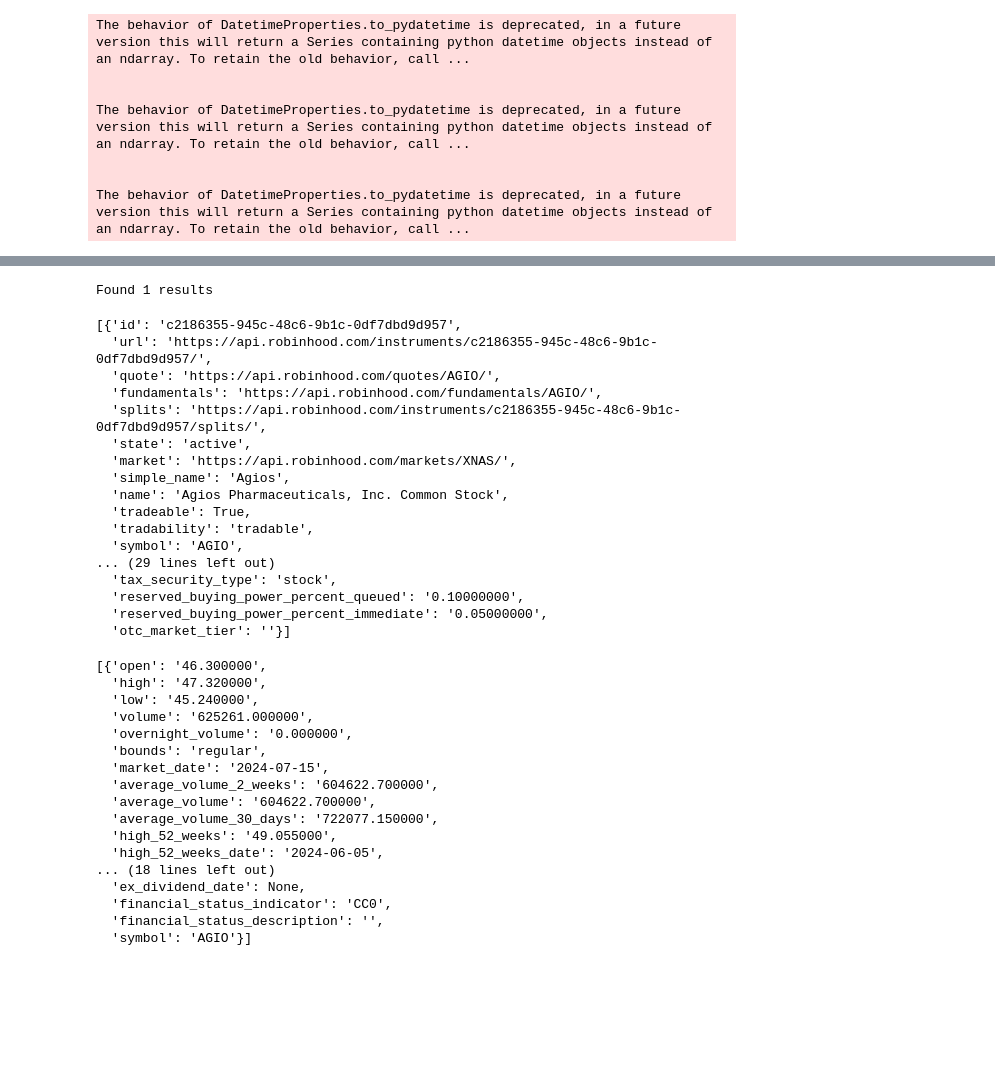
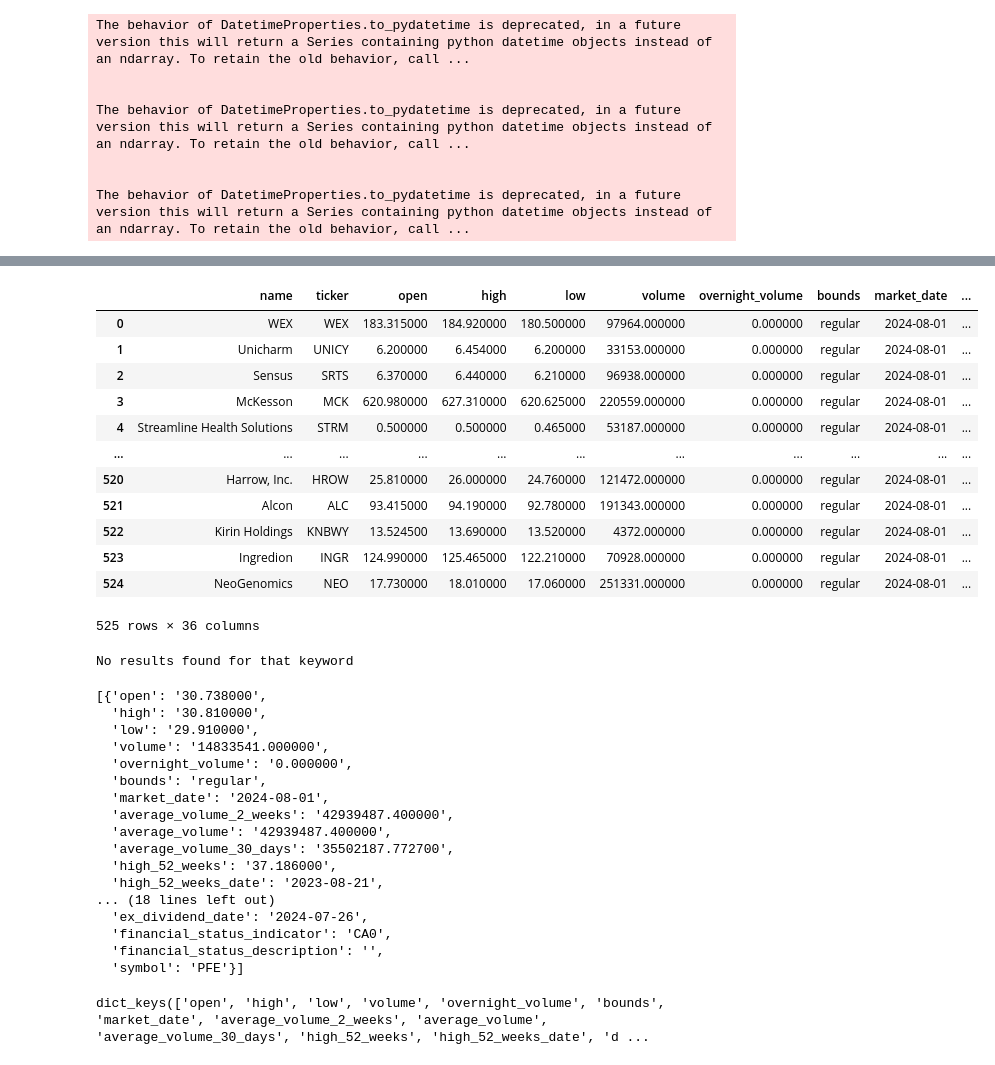
Before and after one commit to rahim-hashim/FDA-NCE-Scraper, a Jupyter notebook: robinhood/robinhood.ipynb, the cells around one changed output, grey strips where cells are left out. Saved outputs shown, nothing was run; the diff lists cells and outputs as text; code cells hidden in the pictures; blank space fills up the shorter version.

```diff
--- a/robinhood/robinhood.ipynb
+++ b/robinhood/robinhood.ipynb
@@ -401,6 +401,7 @@ The behavior of DatetimeProperties.to_pydatetime is deprecated, in a future vers
 The behavior of DatetimeProperties.to_pydatetime is deprecated, in a future version this will return a Series containing python datetime objects instead of an ndarray. To retain the old behavior, call ...
 # %%
 all_biopharmaceuticals = rs.markets.get_all_stocks_from_market_tag(tag='biopharmaceutical')
+biopharma_df = pd.DataFrame()
 for stock in all_biopharmaceuticals:
 	stock_ticker = stock['symbol']
 	# get name and market cap
@@ -415,5 +416,9 @@ for stock in all_biopharmaceuticals:
 	except:
 		stock_market_cap = 'NA'
 	print(f'{stock_name}: {stock_ticker} - ${stock_market_cap}')
+	# insert all company info and stock info into database
+	stock_dict = {'name':stock_name, 'ticker':stock_ticker, 'market_cap':stock_market_cap}
+	stock_df = pd.DataFrame(stock_dict, index=[0])
+	biopharma_df = pd.concat([biopharma_df, stock_df], ignore_index=True)
 # %% [output]
 Found 1 results
@@ -436,43 +543,46 @@ NA: NYMXF - $15515050
+# %%
+healthcare_df
+# %% [output]
+|  | name | ticker | open | high | low | volume | overnight_volume | bounds | market_date | ... |
+| 0 | WEX | WEX | 183.315000 | 184.920000 | 180.500000 | 97964.000000 | 0.000000 | regular | 2024-08-01 | ... |
+| 1 | Unicharm | UNICY | 6.200000 | 6.454000 | 6.200000 | 33153.000000 | 0.000000 | regular | 2024-08-01 | ... |
+| 2 | Sensus | SRTS | 6.370000 | 6.440000 | 6.210000 | 96938.000000 | 0.000000 | regular | 2024-08-01 | ... |
+| 3 | McKesson | MCK | 620.980000 | 627.310000 | 620.625000 | 220559.000000 | 0.000000 | regular | 2024-08-01 | ... |
+| 4 | Streamline Health Solutions | STRM | 0.500000 | 0.500000 | 0.465000 | 53187.000000 | 0.000000 | regular | 2024-08-01 | ... |
+| ... | ... | ... | ... | ... | ... | ... | ... | ... | ... | ... |
+| 520 | Harrow, Inc. | HROW | 25.810000 | 26.000000 | 24.760000 | 121472.000000 | 0.000000 | regular | 2024-08-01 | ... |
+| 521 | Alcon | ALC | 93.415000 | 94.190000 | 92.780000 | 191343.000000 | 0.000000 | regular | 2024-08-01 | ... |
+| 522 | Kirin Holdings | KNBWY | 13.524500 | 13.690000 | 13.520000 | 4372.000000 | 0.000000 | regular | 2024-08-01 | ... |
+| 523 | Ingredion | INGR | 124.990000 | 125.465000 | 122.210000 | 70928.000000 | 0.000000 | regular | 2024-08-01 | ... |
+| 524 | NeoGenomics | NEO | 17.730000 | 18.010000 | 17.060000 | 251331.000000 | 0.000000 | regular | 2024-08-01 | ... |
+525 rows × 36 columns
 # %%
-company_info = rs.find_instrument_data('AGIO')
-company_info
+company_info = rs.find_instrument_data('MDRX')
+company_info[0]
 # %% [output]
-Found 1 results
+No results found for that keyword
-[{'id': 'c2186355-945c-48c6-9b1c-0df7dbd9d957',
-  'url': 'https://api.robinhood.com/instruments/c2186355-945c-48c6-9b1c-0df7dbd9d957/',
-  'quote': 'https://api.robinhood.com/quotes/AGIO/',
-  'fundamentals': 'https://api.robinhood.com/fundamentals/AGIO/',
-  'splits': 'https://api.robinhood.com/instruments/c2186355-945c-48c6-9b1c-0df7dbd9d957/splits/',
-  'state': 'active',
-  'market': 'https://api.robinhood.com/markets/XNAS/',
-  'simple_name': 'Agios',
-  'name': 'Agios Pharmaceuticals, Inc. Common Stock',
-  'tradeable': True,
-  'tradability': 'tradable',
-  'symbol': 'AGIO',
-... (29 lines left out)
-  'tax_security_type': 'stock',
-  'reserved_buying_power_percent_queued': '0.10000000',
-  'reserved_buying_power_percent_immediate': '0.05000000',
-  'otc_market_tier': ''}]
 # %%
-stock_info = rs.stocks.get_fundamentals('AGIO')
-stock_info
+stock_info = rs.stocks.get_fundamentals('PFE')
+stock_info[0].keys()
 # %% [output]
-[{'open': '46.300000',
-  'high': '47.320000',
-  'low': '45.240000',
-  'volume': '625261.000000',
+[{'open': '30.738000',
+  'high': '30.810000',
+  'low': '29.910000',
+  'volume': '14833541.000000',
   'overnight_volume': '0.000000',
   'bounds': 'regular',
-  'market_date': '2024-07-15',
-  'average_volume_2_weeks': '604622.700000',
-  'average_volume': '604622.700000',
-  'average_volume_30_days': '722077.150000',
-  'high_52_weeks': '49.055000',
-  'high_52_weeks_date': '2024-06-05',
+  'market_date': '2024-08-01',
+  'average_volume_2_weeks': '42939487.400000',
+  'average_volume': '42939487.400000',
+  'average_volume_30_days': '35502187.772700',
+  'high_52_weeks': '37.186000',
+  'high_52_weeks_date': '2023-08-21',
 ... (18 lines left out)
-  'ex_dividend_date': None,
-  'financial_status_indicator': 'CC0',
+  'ex_dividend_date': '2024-07-26',
+  'financial_status_indicator': 'CA0',
   'financial_status_description': '',
-  'symbol': 'AGIO'}]
+  'symbol': 'PFE'}]
+# %%
+stock_info[0].keys()
+# %% [output]
+dict_keys(['open', 'high', 'low', 'volume', 'overnight_volume', 'bounds', 'market_date', 'average_volume_2_weeks', 'average_volume', 'average_volume_30_days', 'high_52_weeks', 'high_52_weeks_date', 'd ...
```
Also changed, not shown: parts of 5 cells of this notebook, 12 other files.
